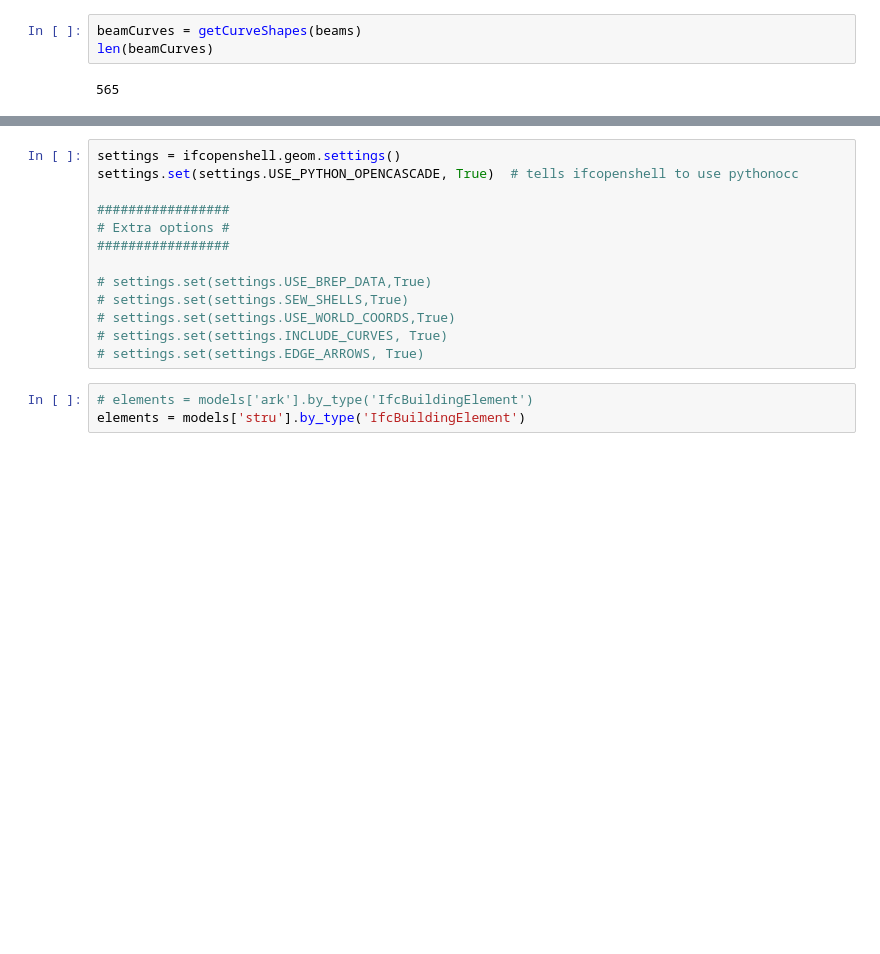
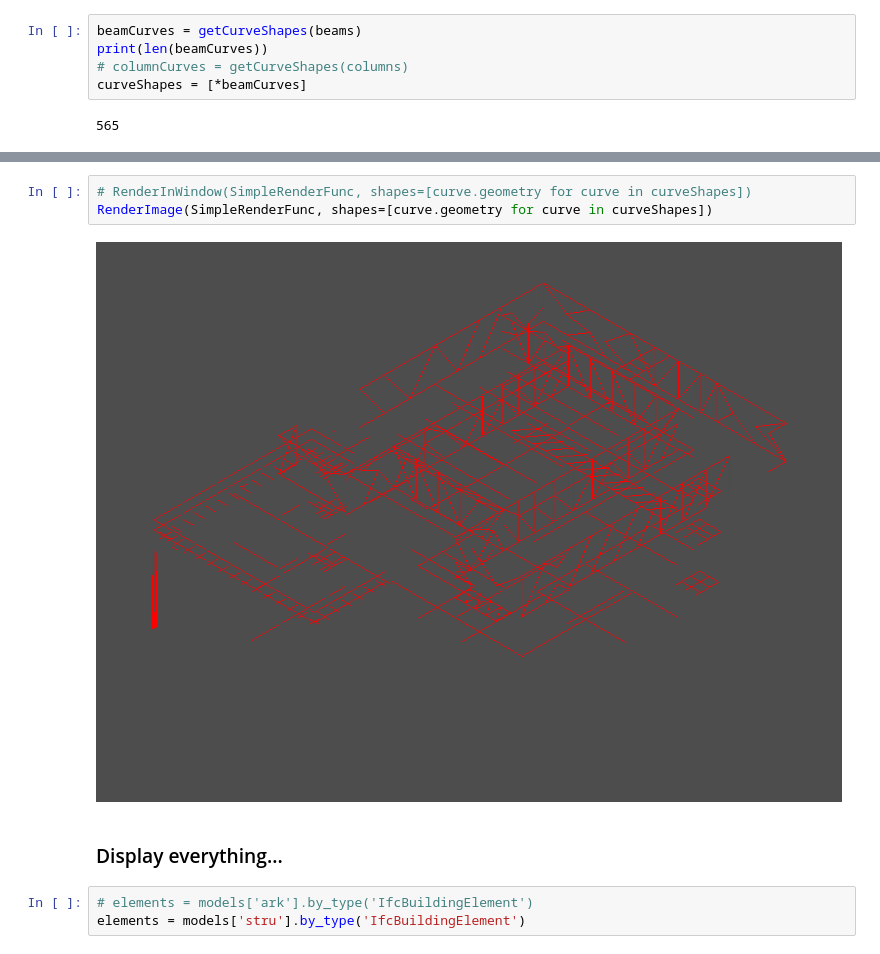
Before and after one commit to KaareH/DTU_E23_41934_Advanced-BIM, a Jupyter notebook: Assignments/A2/AdvBIM-A2_Analysis.ipynb, the cells around one changed output, grey strips where cells are left out. Saved outputs shown, nothing was run; the diff lists cells and outputs as text; blank space fills up the shorter version.

```diff
--- a/Assignments/A2/AdvBIM-A2_Analysis.ipynb
+++ b/Assignments/A2/AdvBIM-A2_Analysis.ipynb
@@ -149,5 +179,7 @@ elementsColWalls = [*beams, *columns]
 # %%
 beamCurves = getCurveShapes(beams)
-len(beamCurves)
+print(len(beamCurves))
+# columnCurves = getCurveShapes(columns)
+curveShapes = [*beamCurves]
 # %% [output]
 565
@@ -272,16 +186,10 @@ Starting display...
-# %%
-settings = ifcopenshell.geom.settings()
-settings.set(settings.USE_PYTHON_OPENCASCADE, True)  # tells ifcopenshell to use pythonocc
-
-#################
-# Extra options #
-#################
-
-# settings.set(settings.USE_BREP_DATA,True)
-# settings.set(settings.SEW_SHELLS,True)
-# settings.set(settings.USE_WORLD_COORDS,True)
-# settings.set(settings.INCLUDE_CURVES, True)
-# settings.set(settings.EDGE_ARROWS, True)
+# %%
+# RenderInWindow(SimpleRenderFunc, shapes=[curve.geometry for curve in curveShapes])
+RenderImage(SimpleRenderFunc, shapes=[curve.geometry for curve in curveShapes])
+# %% [output]
+[figure, added]
+# %% [markdown]
+### Display everything...
 # %%
 # elements = models['ark'].by_type('IfcBuildingElement')
 elements = models['stru'].by_type('IfcBuildingElement')
```
Also changed, not shown: parts of 81 cells of this notebook, 2 other files.
